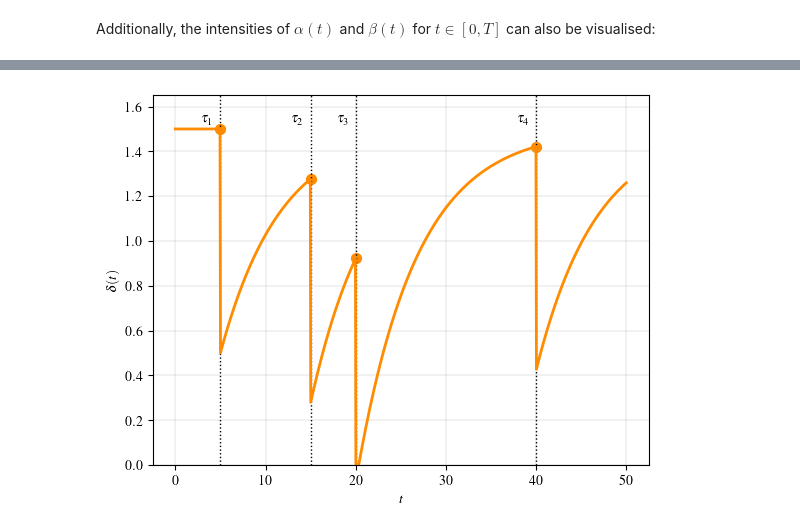
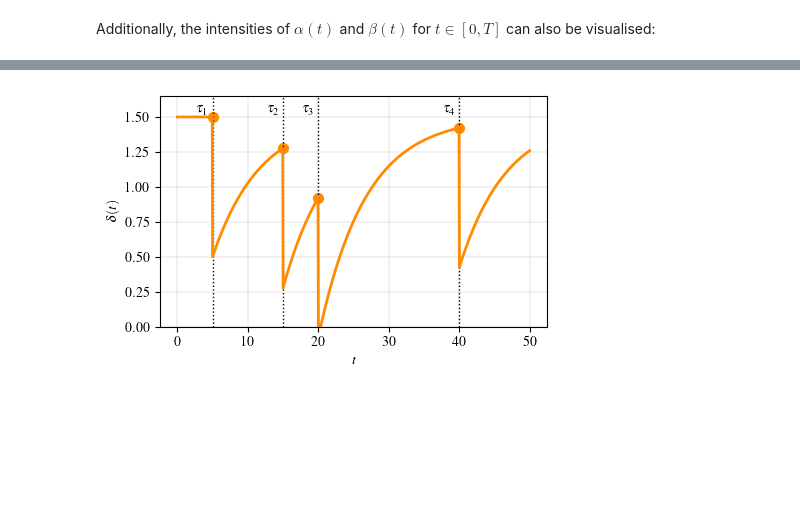
Before and after one commit to fraspass/hep, a Jupyter notebook: notebooks/hierarchical_hawkes_delay.ipynb, the cells around one changed output, grey strips where cells are left out. Saved outputs shown, nothing was run; the diff lists cells and outputs as text; code cells hidden in the pictures; blank space fills up the shorter version.

```diff
--- a/notebooks/hierarchical_hawkes_delay.ipynb
+++ b/notebooks/hierarchical_hawkes_delay.ipynb
@@ -17,7 +17,7 @@ import numpy as np
 jumps = np.array([5, 15, 20, 40])
 lambda0 = 0.1
 theta0_alpha = 0.25
-theta0_beta = 0.5
+theta0_beta = 0.4
 theta0_delta = 1.5
 eta_alpha = 0.2
 eta_beta = 0.3
@@ -109,16 +113,17 @@ plt.show()
 # %%
+plt.figure(figsize=(5, 3))
 for jump in jumps:
     plt.axvline(x=jump, color='black', linestyle='dotted', linewidth=1)
 plt.plot(time_grid, ints_delta, color='darkorange', linewidth=2, label='Fitted cluster intensity')
 plt.scatter(jumps, deltas, color='darkorange', s=50, label='Intensity at jumps')
 plt.ylim(0, np.max(ints_delta) + np.max(ints_delta) / 10)
 plt.xlabel(r'$t$')
 plt.ylabel(r'$\delta(t)$')
 plt.grid(linewidth=0.25)
 ## Add text next to changepoints
 for j, jump in enumerate(jumps):
     plt.text(jump - 1.5, np.max(ints_delta) * 1.02, r'$\tau_{'+str(j+1)+'}$', fontsize=10, color='black', ha='center')
 plt.savefig('../figures/example1_delta.pdf', bbox_inches='tight')
 plt.show()
 # %% [output]
-[figure, old version]
+[figure, new version]
```
Also changed, not shown: parts of 3 cells of this notebook, 8 other files.
